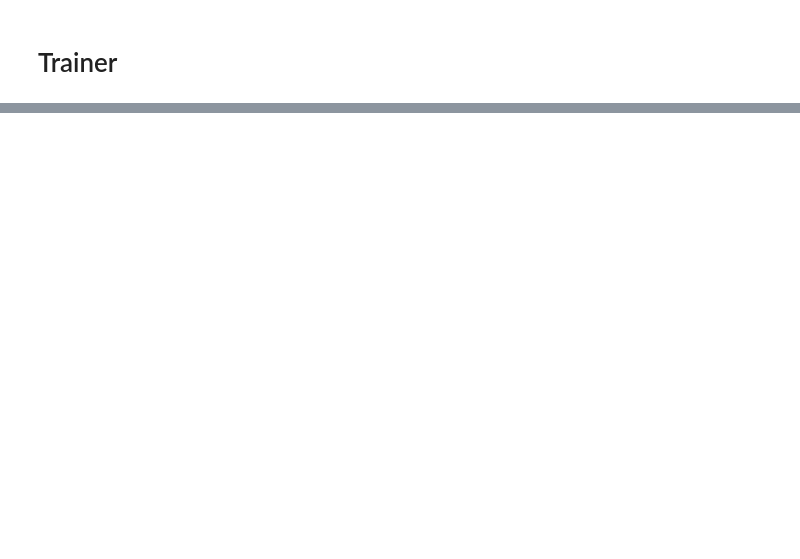
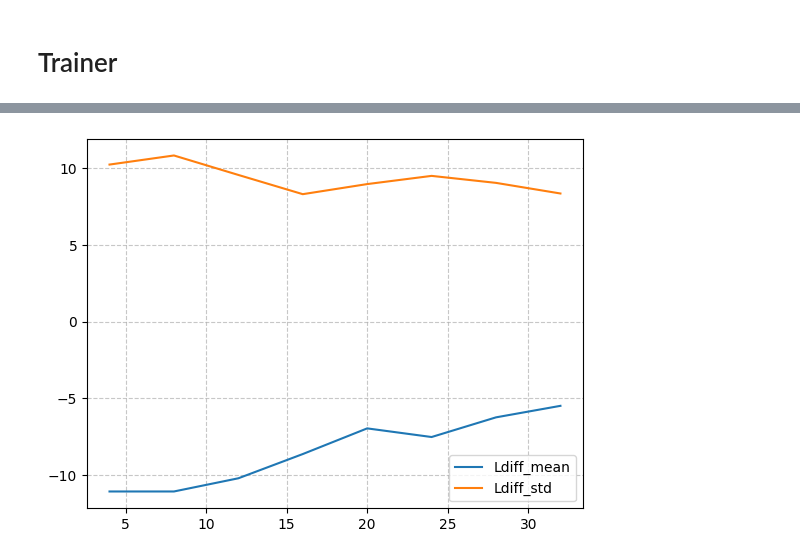
Before and after one commit to amangup/summary-length-ppo, a Jupyter notebook: reward_only_train.ipynb, the cells around one changed output, grey strips where cells are left out. Saved outputs shown, nothing was run; the diff lists cells and outputs as text; code cells hidden in the pictures; blank space fills up the shorter version.

```diff
--- a/reward_only_train.ipynb
+++ b/reward_only_train.ipynb
@@ -184,0 +268,11 @@ plt.plot(range(len(loss_curve)), loss_curve)
+# %%
+ldiff_mean_steps, ldiff_mean_losses = zip(*loss_dict['ldiff_mean'])
+ldiff_std_steps, ldiff_std_losses = zip(*loss_dict['ldiff_std'])
+plt.plot(ldiff_mean_steps, ldiff_mean_losses, label='Ldiff_mean')
+plt.plot(ldiff_std_steps, ldiff_std_losses, label='Ldiff_std')
+plt.grid(True, linestyle='--', alpha=0.7)
+plt.legend()
+
+plt.show()
+# %% [output]
+[figure, added]
```
Also changed, not shown: parts of 10 cells of this notebook, 3 other files.
